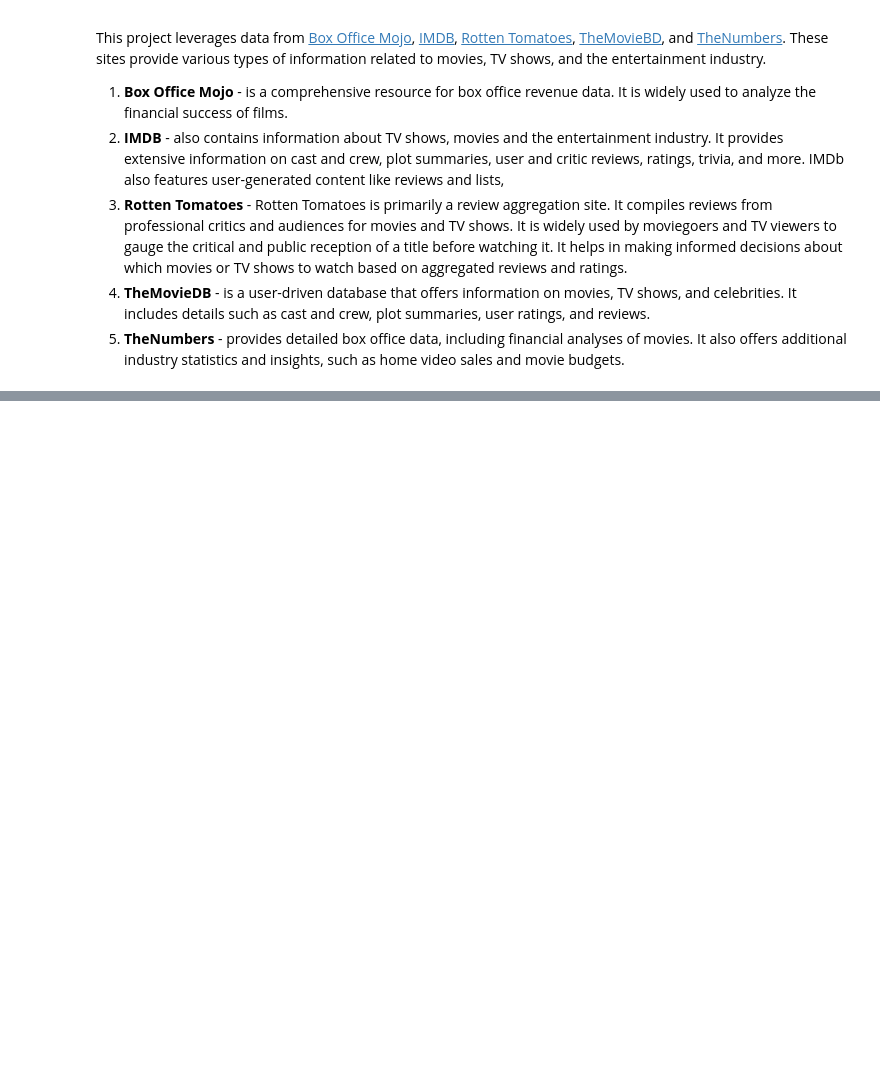
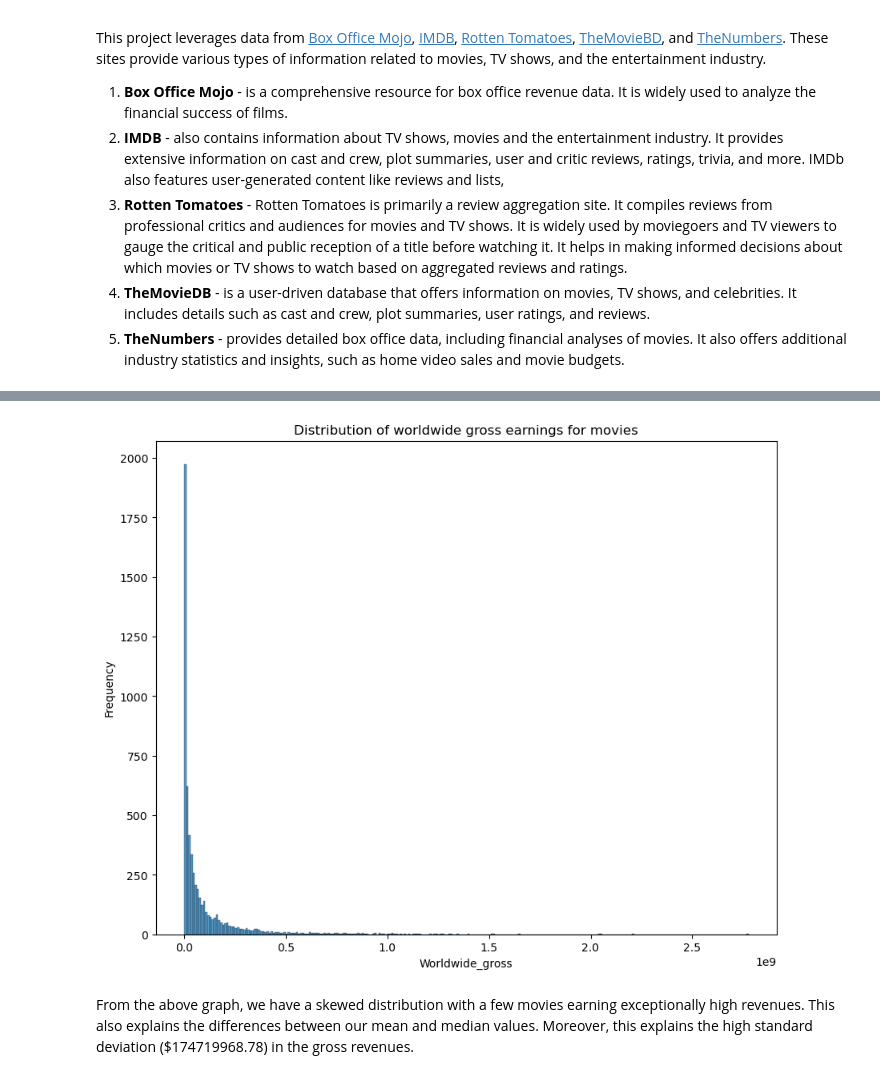
Before and after one commit to Katekui2024/Movies_Analysis, a Jupyter notebook: movie_data_analysis.ipynb, the cells around one changed output, grey strips where cells are left out. Saved outputs shown, nothing was run; the diff lists cells and outputs as text; code cells hidden in the pictures; blank space fills up the shorter version.

```diff
--- a/movie_data_analysis.ipynb
+++ b/movie_data_analysis.ipynb
@@ -181,0 +437,8 @@ The data was collected from various sources, resulting in files with different f
+# %%
+pd.options.display.float_format = '{:.2f}'.format
+
+# we notice our currency columns are of object type and we want them to be floats
+tn_movie_budgets["production_budget"] = tn_movie_budgets["production_budget"].replace("[$,]", "", regex=True).astype(float)
+tn_movie_budgets["worldwide_gross"] = tn_movie_budgets["worldwide_gross"].replace("[$,]", "", regex=True).astype(float)
+tn_movie_budgets["domestic_gross"] = tn_movie_budgets["domestic_gross"].replace("[$,]", "", regex=True).astype(float)
+tn_movie_budgets.head()
@@ -181,0 +452,14 @@ The data was collected from various sources, resulting in files with different f
+# %%
+# convert `release_date` to datetime
+tn_movie_budgets['release_date'] = pd.to_datetime(tn_movie_budgets['release_date'])
+# %%
+# create profit column to exclude production costs from the revenues
+
+tn_movie_budgets['profit'] = tn_movie_budgets['worldwide_gross'] - tn_movie_budgets['production_budget']
+# %%
+# to analyze trends of time, we use the datetime column `release_date`
+# To make this easier, we extract year and month from our datetime column
+tn_movie_budgets['year'] = tn_movie_budgets['release_date'].dt.year
+tn_movie_budgets['month'] = tn_movie_budgets['release_date'].dt.month
+
+tn_movie_budgets.head()
@@ -181,0 +553,15 @@ The data was collected from various sources, resulting in files with different f
+# %%
+
+#plot distribution of worldwide earnings
+fig , ax = plt.subplots(figsize = (10,8))
+
+total_gross = tn_movie_budgets['worldwide_gross']
+sns.histplot(total_gross)
+ax.set_xlabel('Worldwide_gross')
+ax.set_ylabel('Frequency')
+plt.title("Distribution of worldwide gross earnings for movies")
+plt.show();
+# %% [output]
+[figure, added]
+# %% [markdown]
+From the above graph, we have a skewed distribution with a few movies earning exceptionally high revenues. This also explains the differences between our mean and median values. Moreover, this explains the high standard deviation ($174719968.78) in the gross revenues.
```
Also changed, not shown: parts of 89 cells of this notebook.
